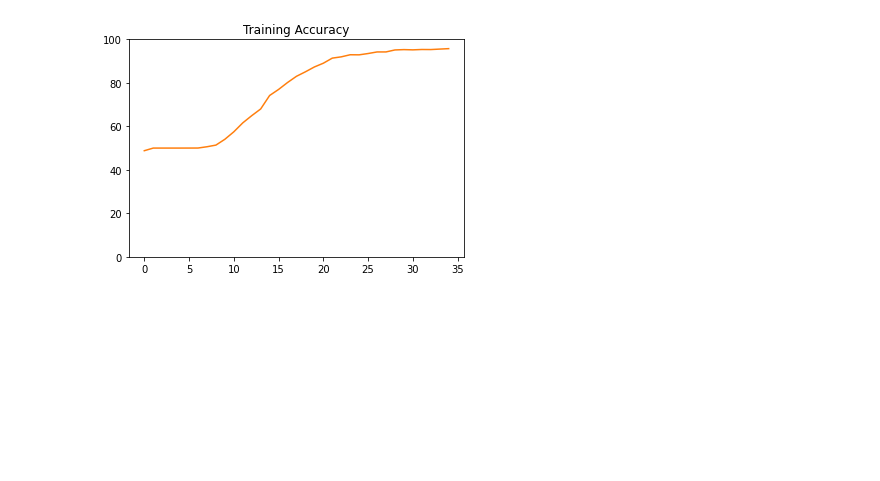
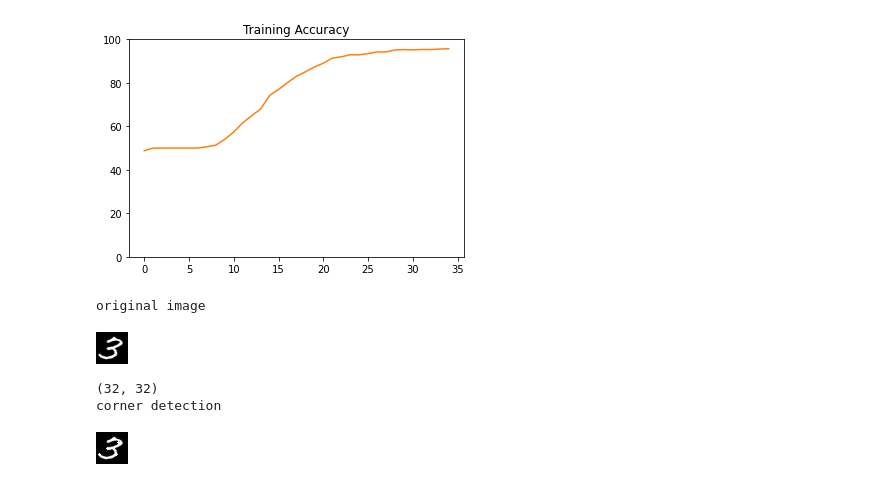
Before and after one commit to CharFox1/CompVisProj, a Jupyter notebook: lstmCharModel.ipynb, the cells around one changed output. Drawn from its saved outputs; the diff is of its cells as text; code cells hidden in the pictures; blank space fills up the shorter version.

```diff
--- a/lstmCharModel.ipynb
+++ b/lstmCharModel.ipynb
@@ -653,3 +653,25 @@ ax.set_title("Training Accuracy")
 plt.show()
 # %% [output]
 [figure]
+# %%
+# experiment with effects of FAST  detection
+print("original image")
+input = np.float32(conv_train_data[12345][0])
+#input = cv2.cvtColor(input, cv2.COLOR_GRAY2RGB)
+cv2_imshow(input)
+print(input.shape)
+corners = cv2.goodFeaturesToTrack(input,25,0.01,10)
+corners = np.int0(corners)
+
+for i in corners:
+  x,y = i.ravel()
+  cv2.circle(input, (x,y), 1, 255, -1)
+
+print("corner detection")
+cv2_imshow(input)
+# %% [output]
+original image
+[figure, added]
+(32, 32)
+corner detection
+[figure, added]
```
